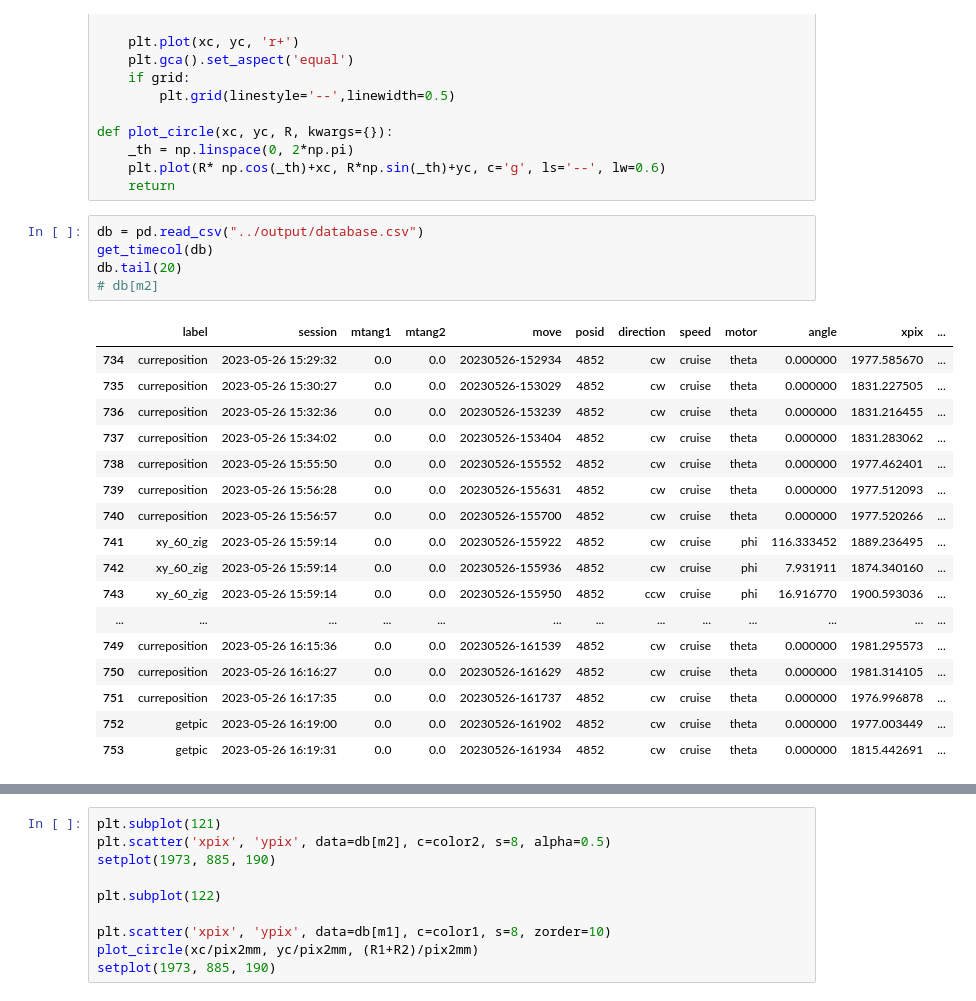
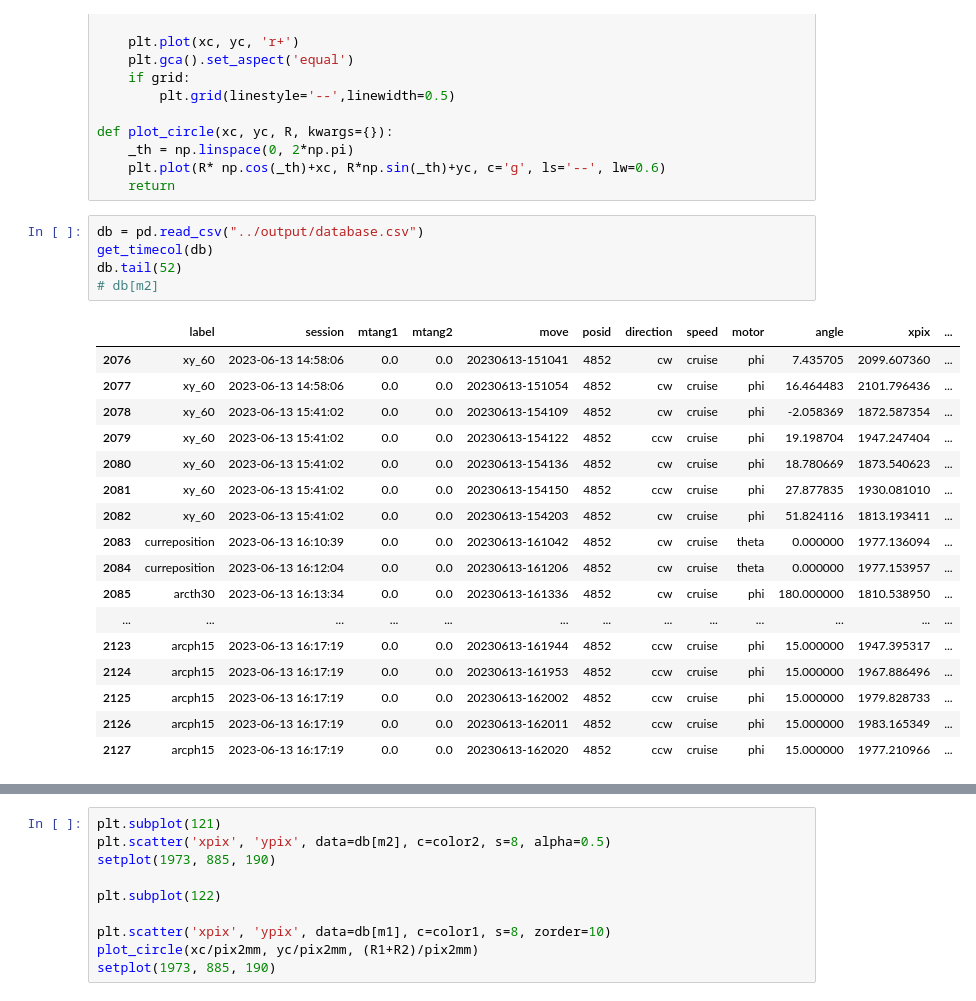
Before and after one commit to SSantosLab/DESI-QA, a Jupyter notebook: calib/Report-sean.ipynb, the cells around one changed output, grey strips where cells are left out. Saved outputs shown, nothing was run; the diff lists cells and outputs as text.

```diff
--- a/calib/Report-sean.ipynb
+++ b/calib/Report-sean.ipynb
@@ -233,26 +232,26 @@ def plot_circle(xc, yc, R, kwargs={}):
 # %%
 db = pd.read_csv("../output/database.csv")
 get_timecol(db)
-db.tail(20)
+db.tail(52)
 # db[m2]
 # %% [output]
 |  | label | session | mtang1 | mtang2 | move | posid | direction | speed | motor | angle | xpix | ... |
-| 734 | curreposition | 2023-05-26 15:29:32 | 0.0 | 0.0 | 20230526-152934 | 4852 | cw | cruise | theta | 0.000000 | 1977.585670 | ... |
-| 735 | curreposition | 2023-05-26 15:30:27 | 0.0 | 0.0 | 20230526-153029 | 4852 | cw | cruise | theta | 0.000000 | 1831.227505 | ... |
-| 736 | curreposition | 2023-05-26 15:32:36 | 0.0 | 0.0 | 20230526-153239 | 4852 | cw | cruise | theta | 0.000000 | 1831.216455 | ... |
-| 737 | curreposition | 2023-05-26 15:34:02 | 0.0 | 0.0 | 20230526-153404 | 4852 | cw | cruise | theta | 0.000000 | 1831.283062 | ... |
-| 738 | curreposition | 2023-05-26 15:55:50 | 0.0 | 0.0 | 20230526-155552 | 4852 | cw | cruise | theta | 0.000000 | 1977.462401 | ... |
-| 739 | curreposition | 2023-05-26 15:56:28 | 0.0 | 0.0 | 20230526-155631 | 4852 | cw | cruise | theta | 0.000000 | 1977.512093 | ... |
-| 740 | curreposition | 2023-05-26 15:56:57 | 0.0 | 0.0 | 20230526-155700 | 4852 | cw | cruise | theta | 0.000000 | 1977.520266 | ... |
-| 741 | xy_60_zig | 2023-05-26 15:59:14 | 0.0 | 0.0 | 20230526-155922 | 4852 | cw | cruise | phi | 116.333452 | 1889.236495 | ... |
-| 742 | xy_60_zig | 2023-05-26 15:59:14 | 0.0 | 0.0 | 20230526-155936 | 4852 | cw | cruise | phi | 7.931911 | 1874.340160 | ... |
-| 743 | xy_60_zig | 2023-05-26 15:59:14 | 0.0 | 0.0 | 20230526-155950 | 4852 | ccw | cruise | phi | 16.916770 | 1900.593036 | ... |
+| 2076 | xy_60 | 2023-06-13 14:58:06 | 0.0 | 0.0 | 20230613-151041 | 4852 | cw | cruise | phi | 7.435705 | 2099.607360 | ... |
+| 2077 | xy_60 | 2023-06-13 14:58:06 | 0.0 | 0.0 | 20230613-151054 | 4852 | cw | cruise | phi | 16.464483 | 2101.796436 | ... |
+| 2078 | xy_60 | 2023-06-13 15:41:02 | 0.0 | 0.0 | 20230613-154109 | 4852 | cw | cruise | phi | -2.058369 | 1872.587354 | ... |
+| 2079 | xy_60 | 2023-06-13 15:41:02 | 0.0 | 0.0 | 20230613-154122 | 4852 | ccw | cruise | phi | 19.198704 | 1947.247404 | ... |
+| 2080 | xy_60 | 2023-06-13 15:41:02 | 0.0 | 0.0 | 20230613-154136 | 4852 | cw | cruise | phi | 18.780669 | 1873.540623 | ... |
+| 2081 | xy_60 | 2023-06-13 15:41:02 | 0.0 | 0.0 | 20230613-154150 | 4852 | ccw | cruise | phi | 27.877835 | 1930.081010 | ... |
+| 2082 | xy_60 | 2023-06-13 15:41:02 | 0.0 | 0.0 | 20230613-154203 | 4852 | cw | cruise | phi | 51.824116 | 1813.193411 | ... |
+| 2083 | curreposition | 2023-06-13 16:10:39 | 0.0 | 0.0 | 20230613-161042 | 4852 | cw | cruise | theta | 0.000000 | 1977.136094 | ... |
+| 2084 | curreposition | 2023-06-13 16:12:04 | 0.0 | 0.0 | 20230613-161206 | 4852 | cw | cruise | theta | 0.000000 | 1977.153957 | ... |
+| 2085 | arcth30 | 2023-06-13 16:13:34 | 0.0 | 0.0 | 20230613-161336 | 4852 | cw | cruise | phi | 180.000000 | 1810.538950 | ... |
 | ... | ... | ... | ... | ... | ... | ... | ... | ... | ... | ... | ... | ... |
-| 749 | curreposition | 2023-05-26 16:15:36 | 0.0 | 0.0 | 20230526-161539 | 4852 | cw | cruise | theta | 0.000000 | 1981.295573 | ... |
-| 750 | curreposition | 2023-05-26 16:16:27 | 0.0 | 0.0 | 20230526-161629 | 4852 | cw | cruise | theta | 0.000000 | 1981.314105 | ... |
-| 751 | curreposition | 2023-05-26 16:17:35 | 0.0 | 0.0 | 20230526-161737 | 4852 | cw | cruise | theta | 0.000000 | 1976.996878 | ... |
-| 752 | getpic | 2023-05-26 16:19:00 | 0.0 | 0.0 | 20230526-161902 | 4852 | cw | cruise | theta | 0.000000 | 1977.003449 | ... |
-| 753 | getpic | 2023-05-26 16:19:31 | 0.0 | 0.0 | 20230526-161934 | 4852 | cw | cruise | theta | 0.000000 | 1815.442691 | ... |
+| 2123 | arcph15 | 2023-06-13 16:17:19 | 0.0 | 0.0 | 20230613-161944 | 4852 | ccw | cruise | phi | 15.000000 | 1947.395317 | ... |
+| 2124 | arcph15 | 2023-06-13 16:17:19 | 0.0 | 0.0 | 20230613-161953 | 4852 | ccw | cruise | phi | 15.000000 | 1967.886496 | ... |
+| 2125 | arcph15 | 2023-06-13 16:17:19 | 0.0 | 0.0 | 20230613-162002 | 4852 | ccw | cruise | phi | 15.000000 | 1979.828733 | ... |
+| 2126 | arcph15 | 2023-06-13 16:17:19 | 0.0 | 0.0 | 20230613-162011 | 4852 | ccw | cruise | phi | 15.000000 | 1983.165349 | ... |
+| 2127 | arcph15 | 2023-06-13 16:17:19 | 0.0 | 0.0 | 20230613-162020 | 4852 | ccw | cruise | phi | 15.000000 | 1977.210966 | ... |
 # %%
 # m2b = query_time(db, datemin='2023-05-25 14:47:00', datemax='2023-05-25 14:48:00')
 # m2b = (m2b) & ( db['label'].str.contains('arcph') )
```
Also changed, not shown: parts of 7 cells of this notebook, 27 other files.
